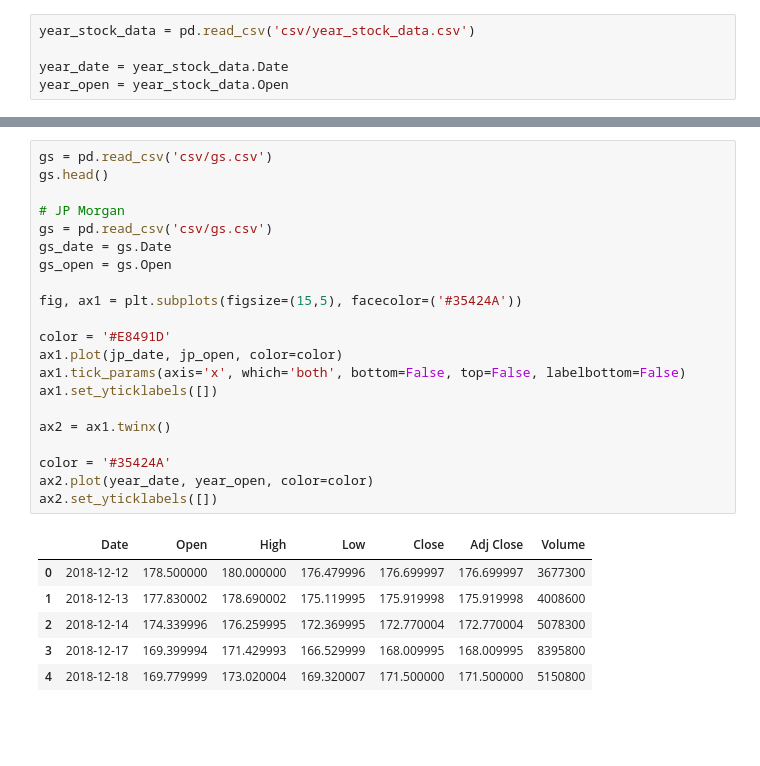
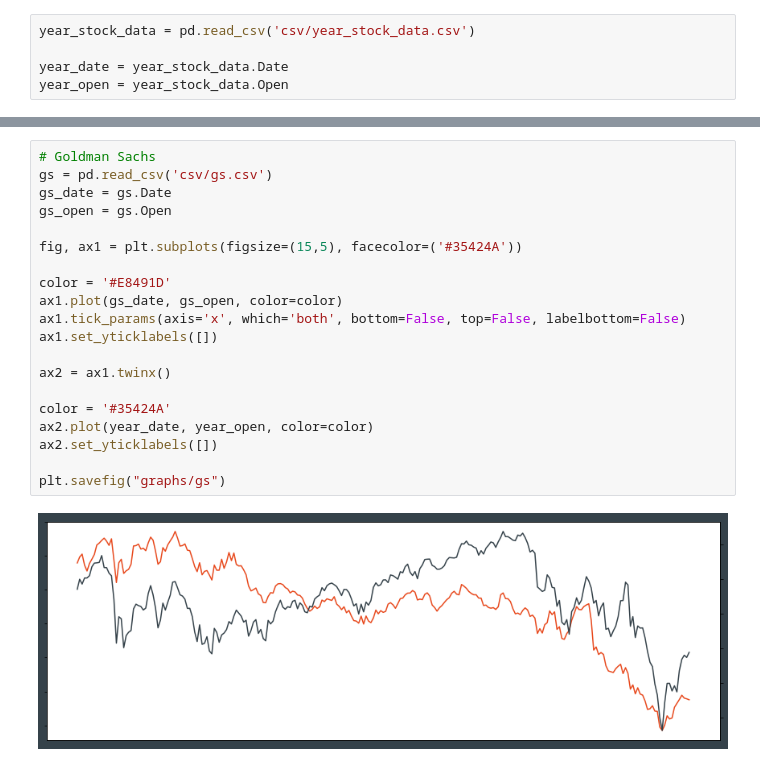
Before and after one commit to projectoneda/projectoneda.github.io, a Jupyter notebook: graph.ipynb, the cells around one changed output, grey strips where cells are left out. Cells and saved outputs as stored; diff of their text form; blank space fills up the shorter version.

```diff
--- a/graph.ipynb
+++ b/graph.ipynb
@@ -33,29 +34,23 @@ ax2.set_yticklabels([])
 [figure]
 # %%
-gs = pd.read_csv('csv/gs.csv')
-gs.head()
-
-# JP Morgan
+# Goldman Sachs
 gs = pd.read_csv('csv/gs.csv')
 gs_date = gs.Date
 gs_open = gs.Open
 
 fig, ax1 = plt.subplots(figsize=(15,5), facecolor=('#35424A'))
 
 color = '#E8491D'
-ax1.plot(jp_date, jp_open, color=color)
+ax1.plot(gs_date, gs_open, color=color)
 ax1.tick_params(axis='x', which='both', bottom=False, top=False, labelbottom=False)
 ax1.set_yticklabels([])
 
 ax2 = ax1.twinx()
 
 color = '#35424A'
 ax2.plot(year_date, year_open, color=color)
 ax2.set_yticklabels([])
+
+plt.savefig("graphs/gs")
 # %% [output]
-|  | Date | Open | High | Low | Close | Adj Close | Volume |
-| 0 | 2018-12-12 | 178.500000 | 180.000000 | 176.479996 | 176.699997 | 176.699997 | 3677300 |
-| 1 | 2018-12-13 | 177.830002 | 178.690002 | 175.119995 | 175.919998 | 175.919998 | 4008600 |
-| 2 | 2018-12-14 | 174.339996 | 176.259995 | 172.369995 | 172.770004 | 172.770004 | 5078300 |
-| 3 | 2018-12-17 | 169.399994 | 171.429993 | 166.529999 | 168.009995 | 168.009995 | 8395800 |
-| 4 | 2018-12-18 | 169.779999 | 173.020004 | 169.320007 | 171.500000 | 171.500000 | 5150800 |
+[figure, added]
```
Also changed, not shown: parts of 6 cells of this notebook.
